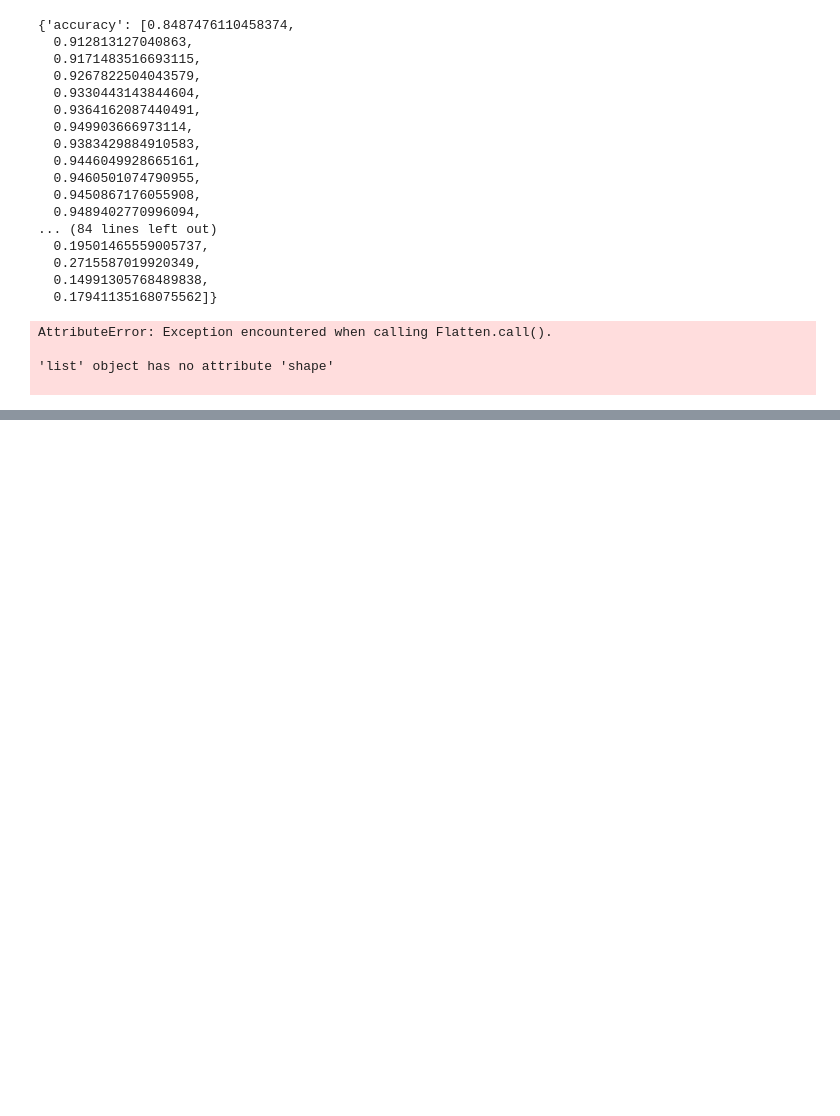
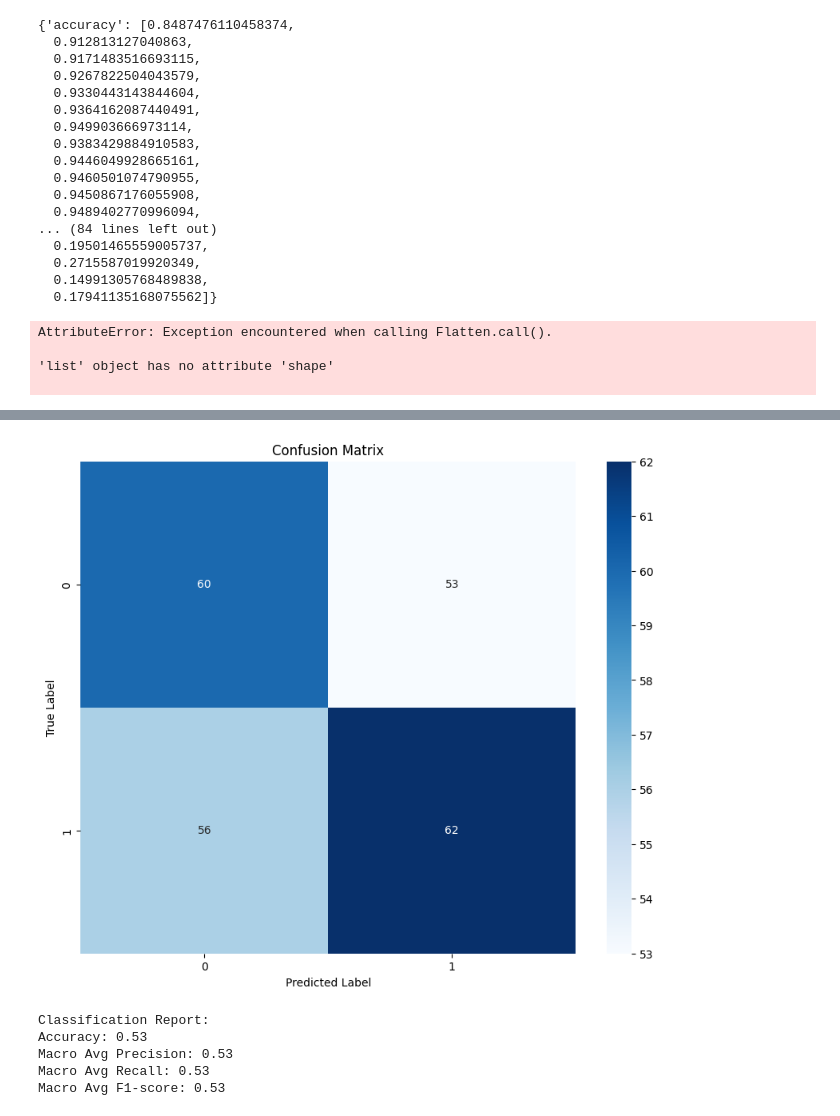
Before and after one commit to Ritiksb007/Major_Project, a Jupyter notebook: B_DR_VGG16.ipynb, the cells around one changed output, grey strips where cells are left out. Saved outputs shown, nothing was run; the diff lists cells and outputs as text; code cells hidden in the pictures; blank space fills up the shorter version.

Commit message:
Testing model(B_DR_VGG16.ipynb)

```diff
--- a/B_DR_VGG16.ipynb
+++ b/B_DR_VGG16.ipynb
@@ -376,3 +376,8 @@ AttributeError: Exception encountered when calling Flatten.call().
 
 'list' object has no attribute 'shape'
 
+# %%
+# Evaluate the model
+y_pred = model_vgg16.predict(test_set)
+y_pred_classes = np.argmax(y_pred, axis=1)
+y_true = test_set.classes
@@ -378,0 +386,16 @@ AttributeError: Exception encountered when calling Flatten.call().
+# %%
+# Create confusion matrix
+from sklearn.metrics import confusion_matrix, classification_report
+cm = confusion_matrix(y_true, y_pred_classes)
+# %%
+# Plot confusion matrix
+import matplotlib.pyplot as plt
+import seaborn as sns
+plt.figure(figsize=(10, 8))
+sns.heatmap(cm, annot=True, fmt='d', cmap='Blues')
+plt.title('Confusion Matrix')
+plt.ylabel('True Label')
+plt.xlabel('Predicted Label')
+plt.show()
+# %% [output]
+[figure, added]
@@ -378,0 +405,13 @@ AttributeError: Exception encountered when calling Flatten.call().
+# %%
+# Print classification report
+print("Classification Report:")
+print(f"Accuracy: {report['accuracy']:.2f}")
+print(f"Macro Avg Precision: {report['macro avg']['precision']:.2f}")
+print(f"Macro Avg Recall: {report['macro avg']['recall']:.2f}")
+print(f"Macro Avg F1-score: {report['macro avg']['f1-score']:.2f}")
+# %% [output]
+Classification Report:
+Accuracy: 0.53
+Macro Avg Precision: 0.53
+Macro Avg Recall: 0.53
+Macro Avg F1-score: 0.53
```
Also changed, not shown: parts of 4 cells of this notebook.
